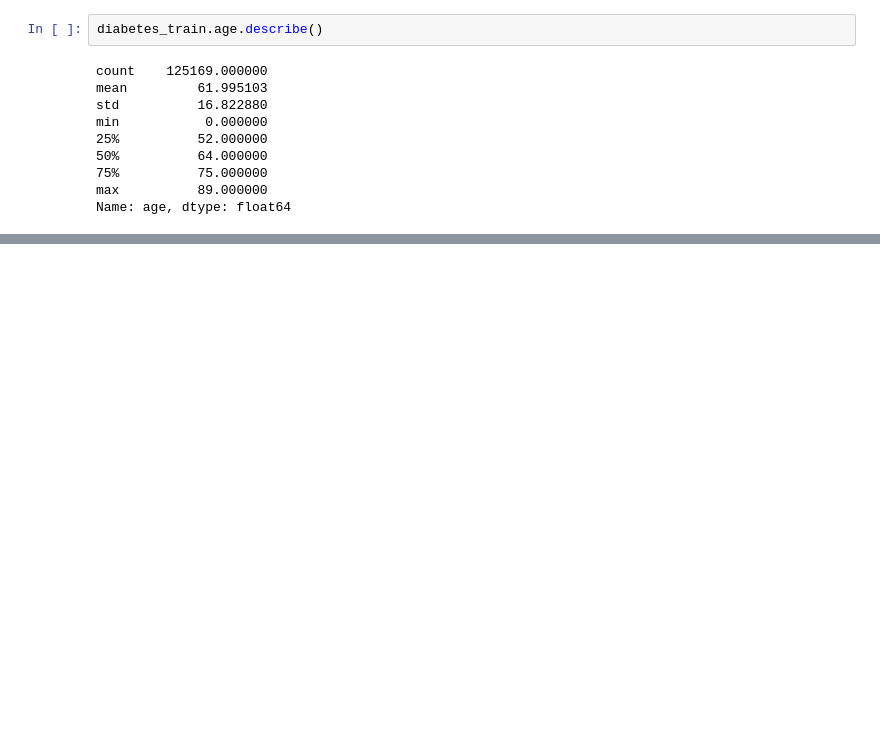
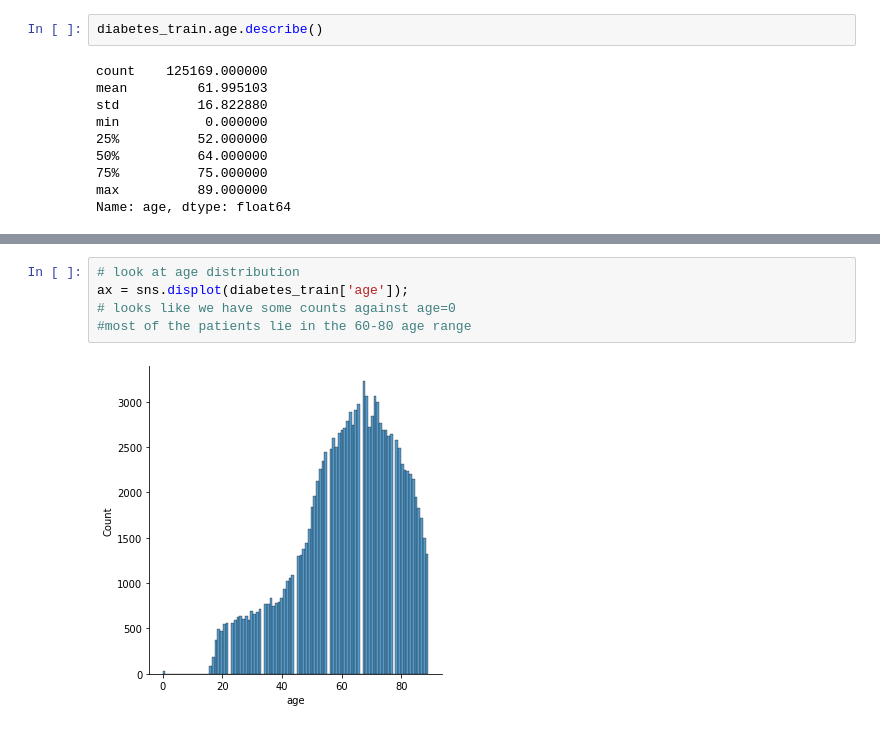
Before and after one commit to bvchand/Diabetes-detection-in-ICU-patients, a Jupyter notebook: diabetes_detection.ipynb, the cells around one changed output, grey strips where cells are left out. Cells and saved outputs as stored; diff of their text form; blank space fills up the shorter version.

```diff
--- a/diabetes_detection.ipynb
+++ b/diabetes_detection.ipynb
@@ -67,0 +152,7 @@ Name: age, dtype: float64
+# %%
+# look at age distribution
+ax = sns.displot(diabetes_train['age']);
+# looks like we have some counts against age=0
+#most of the patients lie in the 60-80 age range
+# %% [output]
+[figure, added]
```
Also changed, not shown: parts of 8 cells of this notebook.
